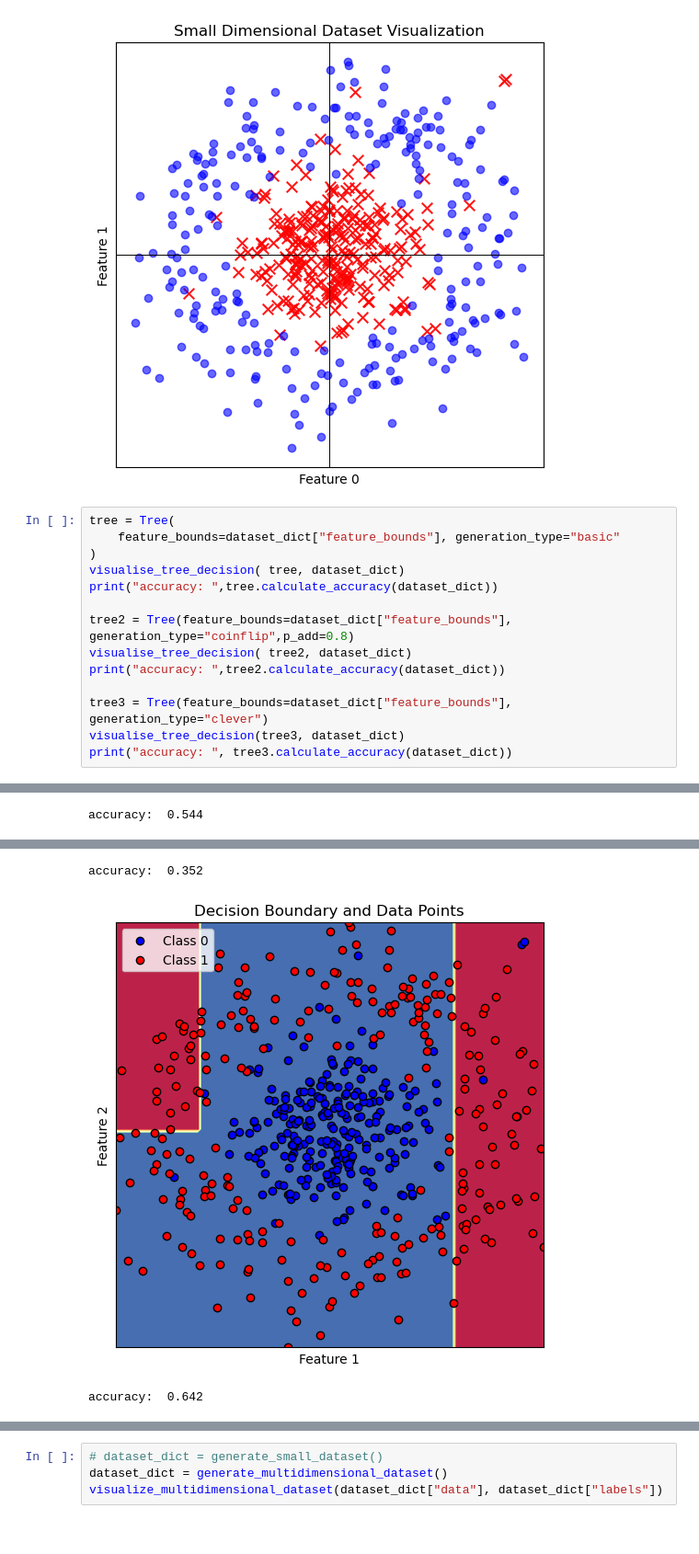
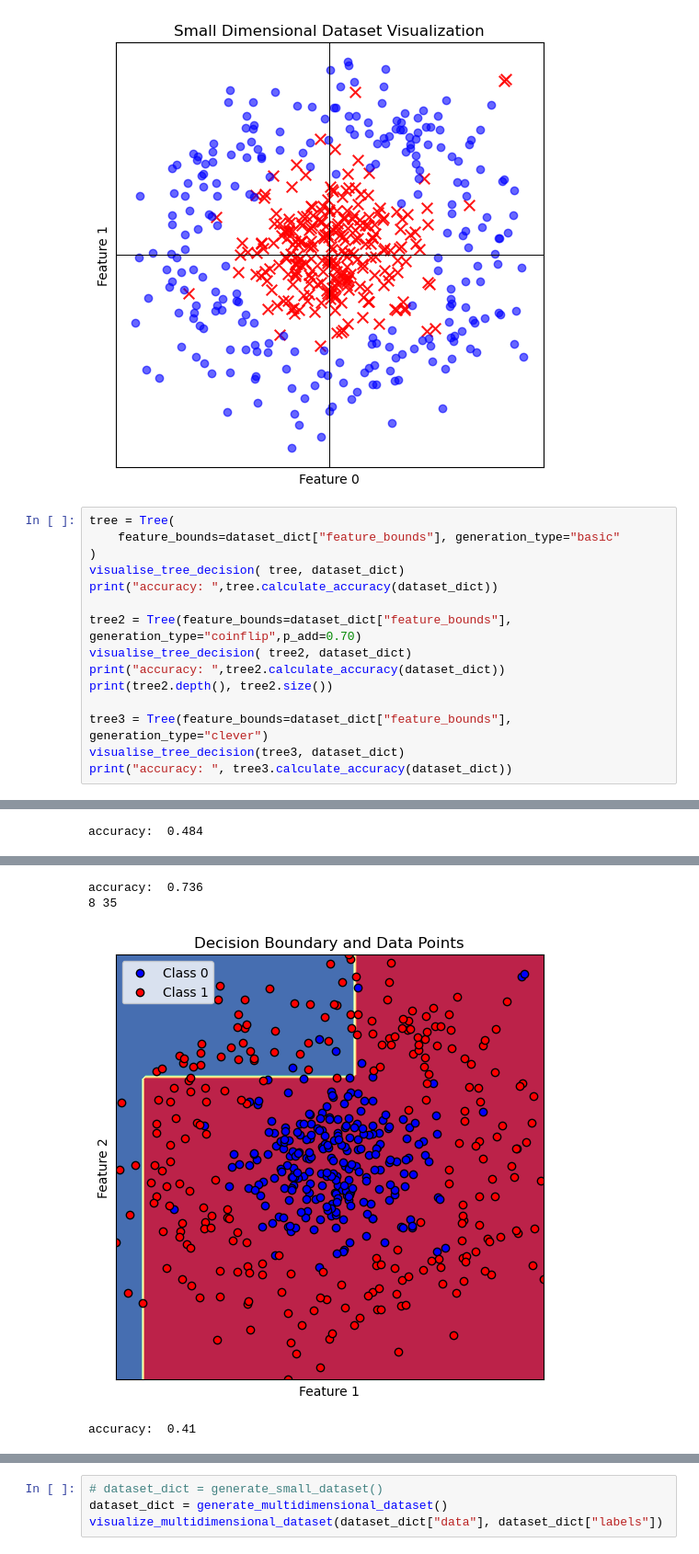
Before and after one commit to jsvobo/evo_sem, a Jupyter notebook: tree_testing.ipynb, the cells around one changed output, grey strips where cells are left out. Shown at 92% size. Saved outputs shown, nothing was run; the diff lists cells and outputs as text.

Commit message:
actually generation

```diff
--- a/tree_testing.ipynb
+++ b/tree_testing.ipynb
@@ -20,9 +23,10 @@ tree = Tree(
 visualise_tree_decision( tree, dataset_dict)
 print("accuracy: ",tree.calculate_accuracy(dataset_dict))
 
-tree2 = Tree(feature_bounds=dataset_dict["feature_bounds"], generation_type="coinflip",p_add=0.8)
+tree2 = Tree(feature_bounds=dataset_dict["feature_bounds"], generation_type="coinflip",p_add=0.70)
 visualise_tree_decision( tree2, dataset_dict)
 print("accuracy: ",tree2.calculate_accuracy(dataset_dict))
+print(tree2.depth(), tree2.size())
 
 tree3 = Tree(feature_bounds=dataset_dict["feature_bounds"], generation_type="clever")
 visualise_tree_decision(tree3, dataset_dict)
@@ -32 +36 @@ print("accuracy: ", tree3.calculate_accuracy(dataset_dict))
-accuracy:  0.544
+accuracy:  0.484
@@ -34,6 +38,7 @@ accuracy:  0.544
-accuracy:  0.352
+accuracy:  0.736
+8 35
-[figure, old version]
+[figure, new version]
-accuracy:  0.642
+accuracy:  0.41
 # %%
 print("tree 1:")
 tree.print_tree_traverse()
```
Also changed, not shown: parts of 4 cells of this notebook, 1 other file.
